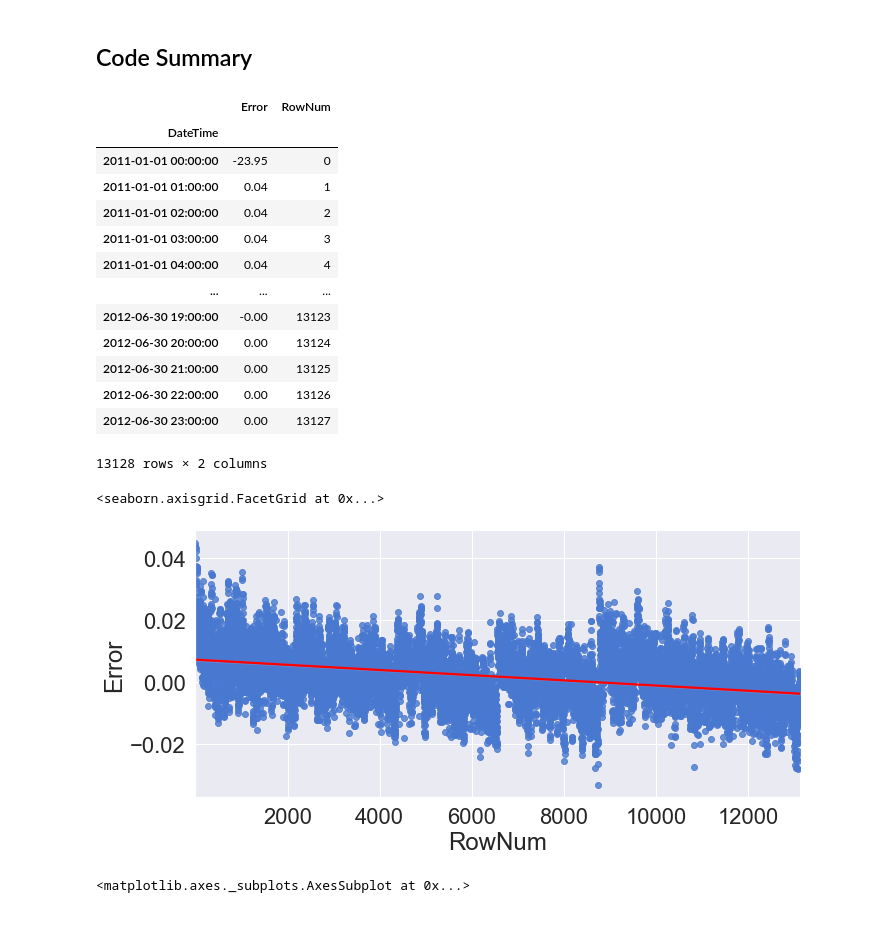
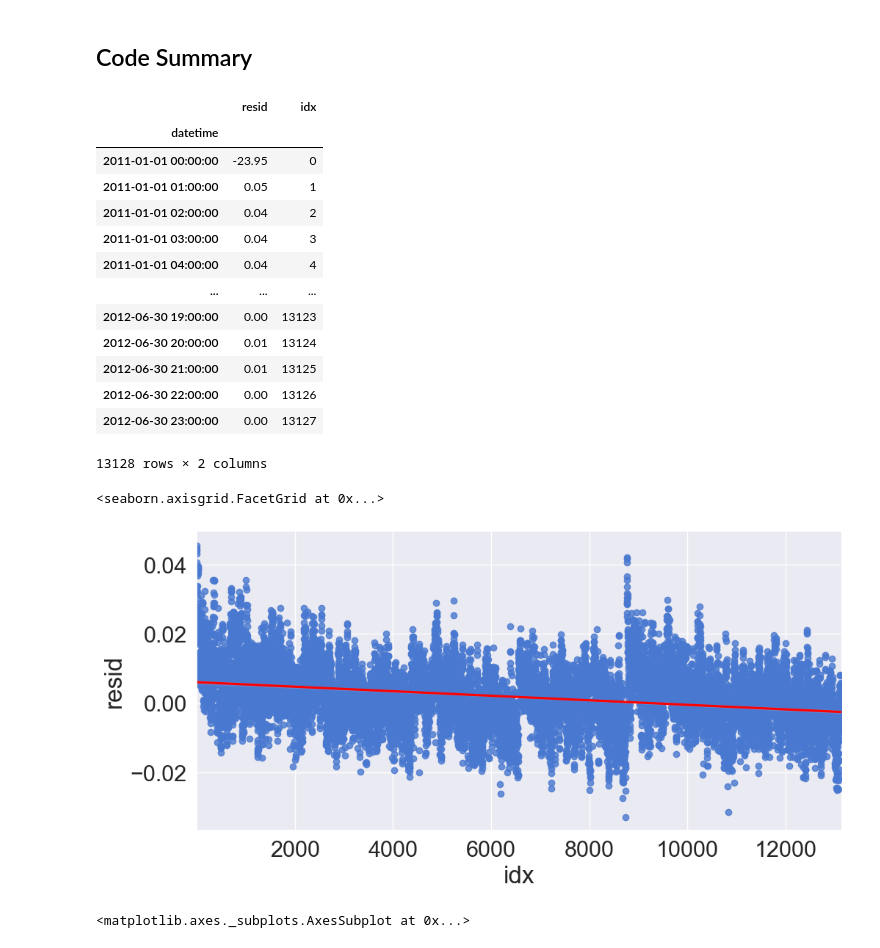
Before and after one commit to KimRass/warehouse, a Jupyter notebook: Time Series/Practice3_Bike Sharing Demand Dataset.ipynb, the cells around one changed output. Cells and saved outputs as stored; diff of their text form; code cells hidden in the pictures.

```diff
--- a/Time Series/Practice3_Bike Sharing Demand Dataset.ipynb
+++ b/Time Series/Practice3_Bike Sharing Demand Dataset.ipynb
@@ -191,16 +191,14 @@ def data_split(data):
 ## Predict and Evaluation
 # %%
 data_fe = feature_engineering(raw_data)
-x_tr, y_tr, x_test, y_test = data_split(data_fe)
+x_tr, y_tr, x_te, y_te = data_split(data_fe)
 fit = sm.OLS(y_tr, x_tr).fit()
-# fit_reg1.summary()
 pred_tr_fe = fit.predict(x_tr).values
-pred_test_fe = fit.predict(x_test).values
+pred_te_fe = fit.predict(x_te).values
 
 plt.style.use("default")
 df = pd.concat([y_tr, pd.DataFrame(pred_tr_fe, index=y_tr.index, columns=["pred"])], axis=1)
 df.plot.line(figsize=(20, 8), linewidth=0.4, fontsize=10, color=["blue", "orange"])
-plt.savefig("image.png", bbox_inches="tight")
 plt.show()
 
 mae = round(abs(y_tr["count"].values - pred_tr_fe).mean(), 4)
@@ -273,28 +271,27 @@ def evaluation_trte(Y_real_tr, Y_pred_tr, Y_real_te, Y_pred_te, graph_on=False):
 # %% [markdown]
 ## Code Summary
-# %%
-Resid_tr_reg1["RowNum"] = Resid_tr_reg1.reset_index().index
-Resid_tr_reg1
-# %% [output]
-|  | Error | RowNum |
-| DateTime |  |  |
-| 2011-01-01 00:00:00 | -23.95 | 0 |
-| 2011-01-01 01:00:00 | 0.04 | 1 |
-| 2011-01-01 02:00:00 | 0.04 | 2 |
-| 2011-01-01 03:00:00 | 0.04 | 3 |
-| 2011-01-01 04:00:00 | 0.04 | 4 |
-| ... | ... | ... |
-| 2012-06-30 19:00:00 | -0.00 | 13123 |
-| 2012-06-30 20:00:00 | 0.00 | 13124 |
-| 2012-06-30 21:00:00 | 0.00 | 13125 |
-| 2012-06-30 22:00:00 | 0.00 | 13126 |
-| 2012-06-30 23:00:00 | 0.00 | 13127 |
-13128 rows × 2 columns
+# %%
+resid_tr["idx"] = resid_tr.reset_index().index
+resid_tr
+# %% [output]
+|  | resid | idx |
+| datetime |  |  |
+| 2011-01-01 00:00:00 | -23.95 | 0 |
+| 2011-01-01 01:00:00 | 0.05 | 1 |
+| 2011-01-01 02:00:00 | 0.04 | 2 |
+| 2011-01-01 03:00:00 | 0.04 | 3 |
+| 2011-01-01 04:00:00 | 0.04 | 4 |
+| ... | ... | ... |
+| 2012-06-30 19:00:00 | 0.00 | 13123 |
+| 2012-06-30 20:00:00 | 0.01 | 13124 |
+| 2012-06-30 21:00:00 | 0.01 | 13125 |
+| 2012-06-30 22:00:00 | 0.00 | 13126 |
+| 2012-06-30 23:00:00 | 0.00 | 13127 |
+13128 rows × 2 columns
 # %%
 sb.set(palette="muted", color_codes=True, font_scale=2)
-sb.lmplot(data=Resid_tr_reg1.iloc[1:], x="RowNum", y="Error",
-           fit_reg=True, line_kws={"color": "red"}, size=5.2, aspect=2, ci=99, sharey=True)
+sb.lmplot(data=resid_tr.iloc[1:], x="idx", y="resid", fit_reg=True, line_kws={"color": "red"}, size=5.2, aspect=2, ci=99, sharey=True)
 # %% [output]
 <seaborn.axisgrid.FacetGrid at 0x...>
-[figure, old version]
+[figure, new version]
 # %%
```
Also changed, not shown: parts of 14 cells of this notebook, 5 other files.
